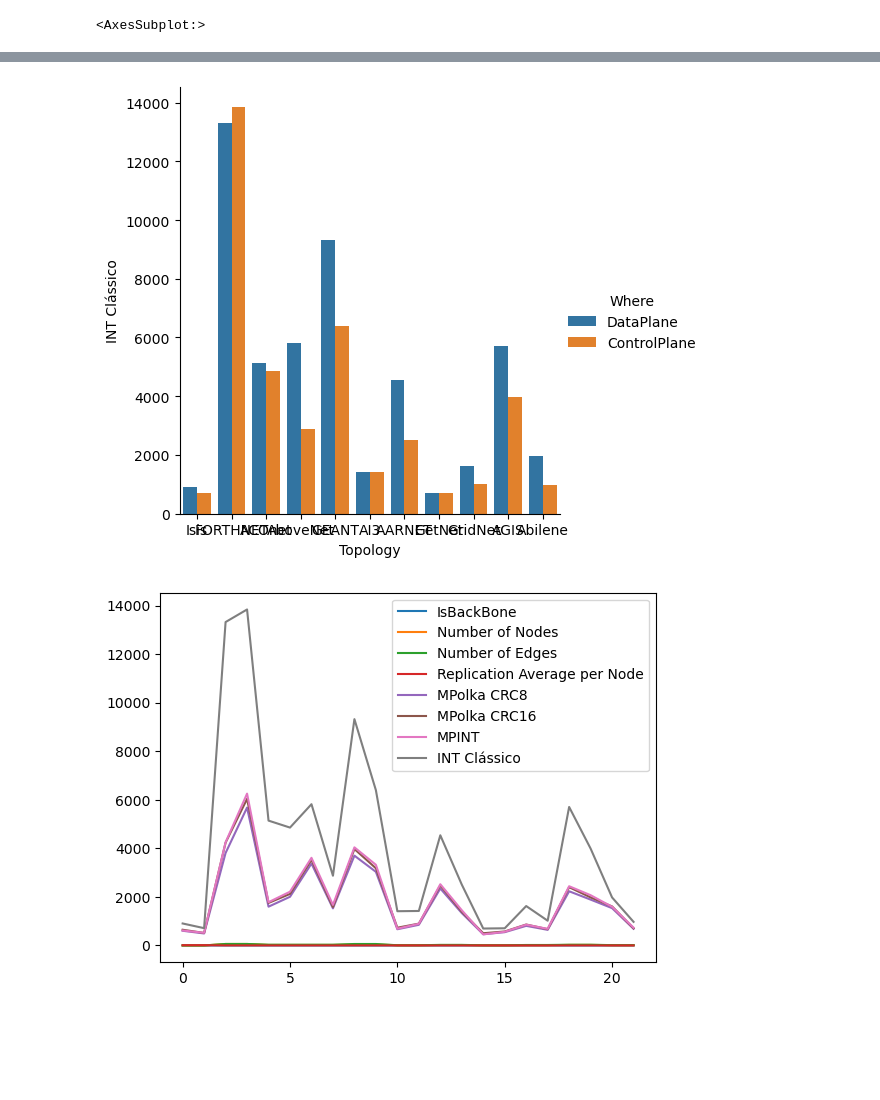
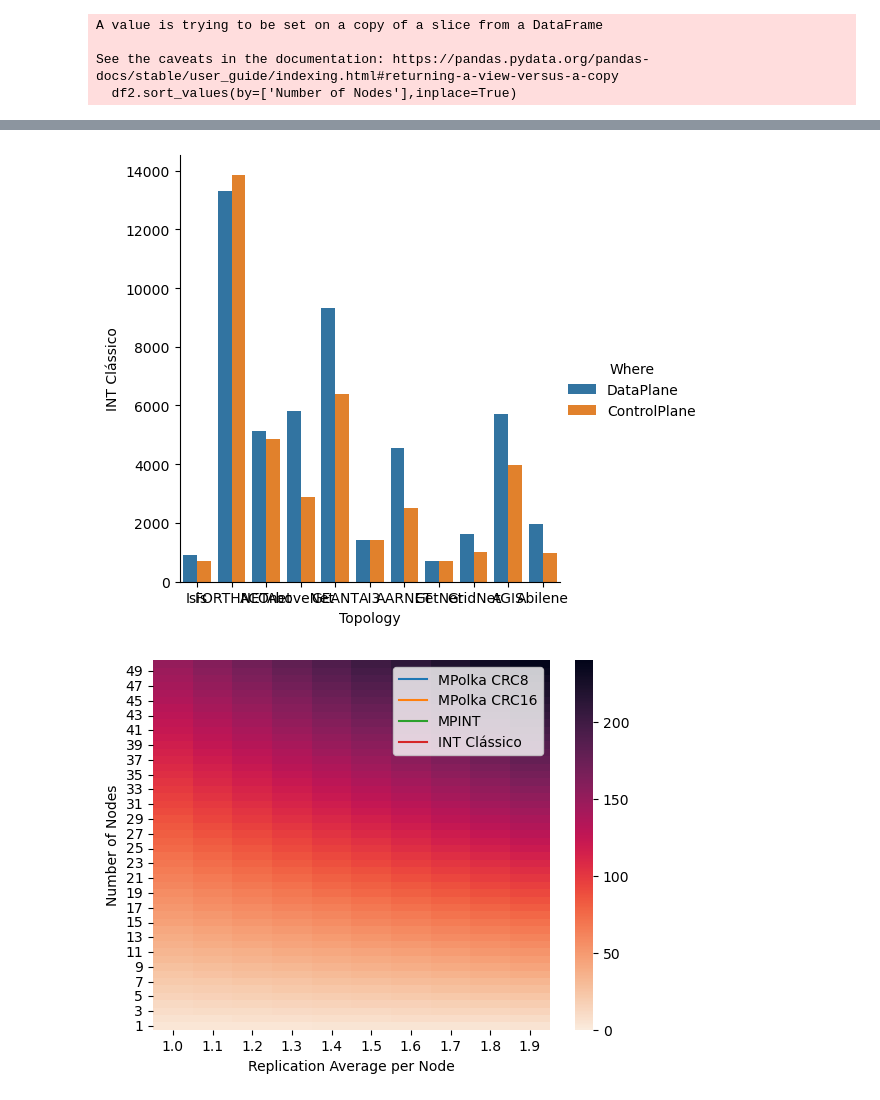
Before and after one commit to nerds-ufes/Polkalyzer, a Jupyter notebook: GraphToProbe.ipynb, the cells around one changed output, grey strips where cells are left out. Cells and saved outputs as stored; diff of their text form; code cells hidden in the pictures; blank space fills up the shorter version.

Commit message:
overhead de estado, replication average e fix bugs

```diff
--- a/GraphToProbe.ipynb
+++ b/GraphToProbe.ipynb
@@ -26,6 +26,20 @@ overhead_MPolkaCRC8_Temp = []
 overhead_MPolkaCRC16_Temp = []
 overhead_INTClassico_Temp = []
 
+def StateOverheadHeatMap(maxNodes,maxReplication):
+    replicationArr = np.arange(1.0,maxReplication,0.1)
+    newArr = []
+    for i in range (1,maxNodes+1):
+        for j in replicationArr:
+            newArr.append([i,round(j,1)])
+
+    df = pd.DataFrame(data=newArr,columns=['Number of Nodes','Replication Average per Node'])
+    df['State Overhead'] = df.apply(lambda x : x['Number of Nodes']*(1+2*(x['Replication Average per Node'])),axis=1)
+    heatMap = df.pivot('Number of Nodes','Replication Average per Node','State Overhead')
+    sns.heatmap(data=heatMap, annot=False, fmt="f", vmin=-0.05,cmap="rocket_r")
+    plt.gca().invert_yaxis()
+    plt.show()
+    return heatMap
 
 def EdgeListToMST(path):
     edgeList = readTopology(path)
@@ -67,6 +81,9 @@ def toDataframe(df,topology,isBackBone,numberOfNodes,numberOfEdges,replicationPe
     overheadCP_INTClassico = sum(overhead_ControlPlane_INTClassico)
 
     replicationPerNode = sum(replicationTemp)/numberOfNodes
+    stateOverhead = 0
+    for n in replicationTemp:
+        stateOverhead += (1 + 2*n)
 
     matrixOverhead = {}
     matrixOverhead['Topology'] = [topology,topology]
@@ -74,6 +91,7 @@ def toDataframe(df,topology,isBackBone,numberOfNodes,numberOfEdges,replicationPe
     matrixOverhead['Number of Nodes'] = [numberOfNodes,numberOfNodes]
     matrixOverhead['Number of Edges'] = [numberOfEdges,numberOfEdges]
     matrixOverhead['Replication Average per Node'] = [replicationPerNode,replicationPerNode]
+    matrixOverhead['State Overhead'] = [stateOverhead,stateOverhead]
     matrixOverhead['Where'] = ['DataPlane','ControlPlane']
     matrixOverhead['MPINT'] = [overheadDP_mPINT,overheadCP_mPINT]
     matrixOverhead['MPolka CRC8'] = [overheadDP_mPolkaCRC8,overheadCP_mPolkaCRC8]
@@ -212,7 +230,11 @@ def dfs(G,v,visited,hops,previousHop): #Retorna a matriz de sondas do MPolka
     visited[v] = True
     sondaTemp.append(v)
     grau = G.degree(v)
-    replicationTemp.append(grau)
+    if(grau == 1):
+        replication = 1
+    else:
+        replication = grau -1
+    replicationTemp.append(replication)
     calculaOverheads(sondaTemp,hops)
     hops += 1
     for w in G.neighbors(v):
@@ -240,21 +262,19 @@ def dfs_init(G,v):
     replicationTemp.clear()
     sondaAux = dfs(G,v,visited,hops=0,previousHop=0)
 
-    print(replicationTemp)
     replicationTemp.pop(0) #Pop the wrong value
     replicationTemp.append(G.degree(v)) #Append the right value
     replication = sum(replicationTemp)
-    print(replicationTemp)
     return sondaAux, replication
 
 print('Digite o nó que enviará a sonda em G: ')
 node = int(input())
 
-df = pd.DataFrame(columns=['Topology','Where','IsBackBone','Number of Nodes','Number of Edges','Replication Average per Node','MPolka CRC8','MPolka CRC16','MPINT','INT Clássico']) #Empty Row Dataframe
+df = pd.DataFrame(columns=['Topology','Where','IsBackBone','Number of Nodes','Number of Edges','Replication Average per Node','State Overhead','MPolka CRC8','MPolka CRC16','MPINT','INT Clássico']) #Empty Row Dataframe
 
 sondaIsis,isisRep = dfs_init(GIsis,node)
 print('Matriz de Sondas Isis = ',sondaIsis,'\n')
-df = toDataframe(df,'Isis',1,1,1,isisRep) #DataFrame Isis Example
+df = toDataframe(df,'Isis',1,7,1,isisRep) #DataFrame Isis Example
 df = appendAllTopologysToDataFrame(df)
 
 print(df)
@@ -264,6 +284,11 @@ sns.catplot(x="Topology", y="MPolka CRC8", hue="Where",kind="bar", data=df, erro
 sns.catplot(x="Topology", y="MPolka CRC16", hue="Where",kind="bar", data=df, errorbar = None);
 sns.catplot(x="Topology", y="MPINT", hue="Where",kind="bar", data=df, errorbar = None);
 sns.catplot(x="Topology", y="INT Clássico", hue="Where",kind="bar", data=df, errorbar = None);
-df.plot()
+df2 = df[['Number of Nodes','MPolka CRC8','MPolka CRC16','MPINT','INT Clássico']]
+df2.sort_values(by=['Number of Nodes'],inplace=True)
+df2 = df2.set_index('Number of Nodes')
+df2.plot()
+
+hMap = StateOverheadHeatMap(maxNodes=50,maxReplication=2.0)
 # %% [output]
 Digite o nó que enviará a sonda em G:
@@ -286,6 +311,9 @@ Matriz de Sondas FORTHNET  = [[1], [55, 0], [3, 2], [53], [7, 4], [5], [6], [33,
-<AxesSubplot:>
+A value is trying to be set on a copy of a slice from a DataFrame
+
+See the caveats in the documentation: https://pandas.pydata.org/pandas-docs/stable/user_guide/indexing.html#returning-a-view-versus-a-copy
+  df2.sort_values(by=['Number of Nodes'],inplace=True)
 [figure]
 [figure]
 [figure]
 [figure]
-[figure, old version]
+[figure, new version]
```
Also changed, not shown: parts of 2 cells of this notebook, 1 other file.
